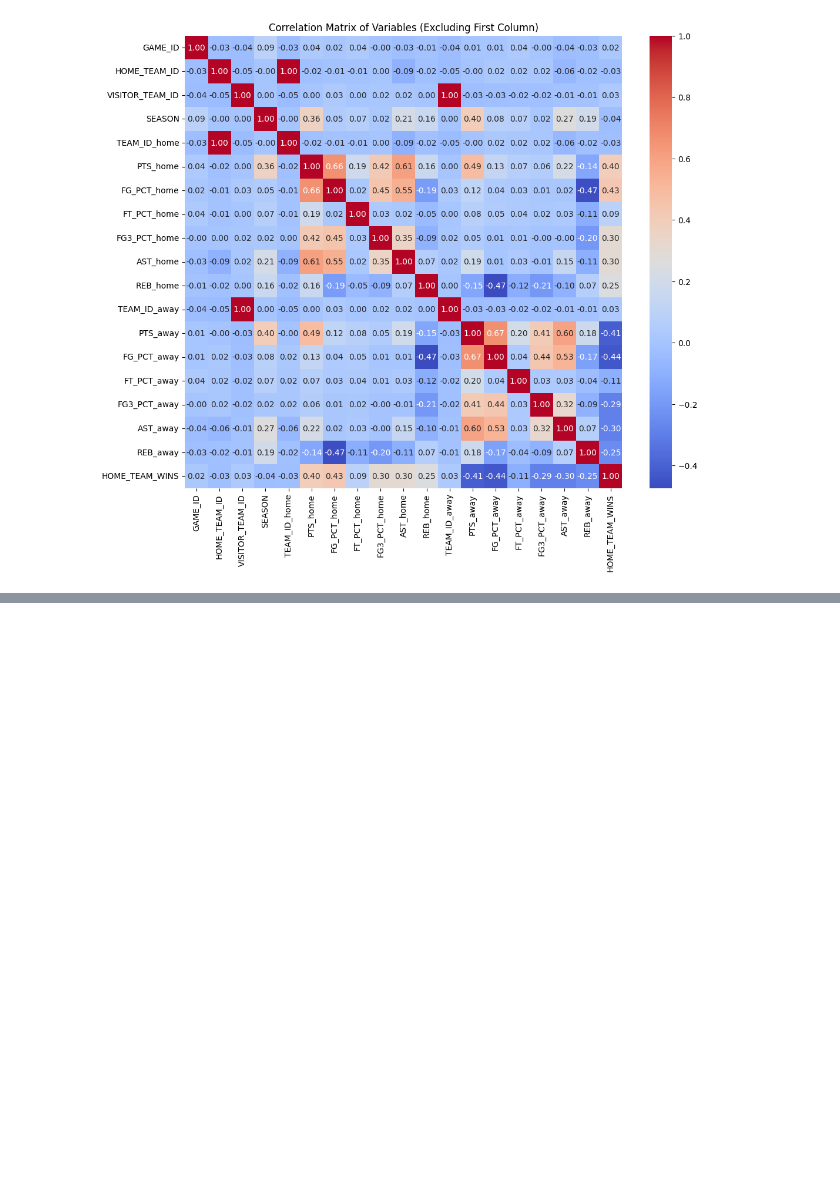
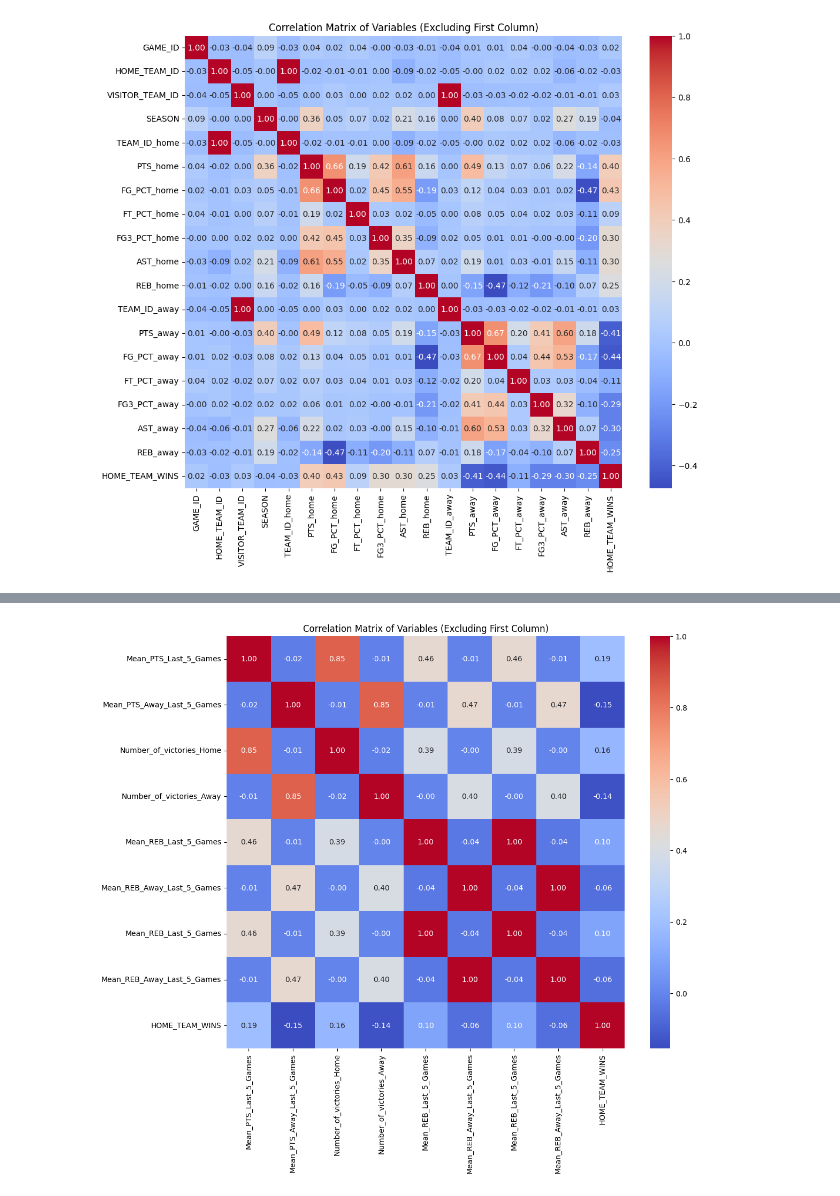
Before and after one commit to giovanni-lucarelli/basket, a Jupyter notebook: basket.ipynb, the cells around one changed output, grey strips where cells are left out. Cells and saved outputs as stored; diff of their text form; code cells hidden in the pictures; blank space fills up the shorter version.

Commit message:
rebounds, punti, somma vittorie

```diff
--- a/basket.ipynb
+++ b/basket.ipynb
@@ -114,0 +180,12 @@ Index(['GAME_DATE_EST', 'GAME_ID', 'HOME_TEAM_ID', 'VISITOR_TEAM_ID', 'SEASON',
+# %%
+game_id = 	22200468
+home_team_id = 1610612737
+game_date = "2022-12-21"
+# Find the 5 previous games for the same home team
+previous_games = df_sorted[
+(df_sorted['GAME_DATE_EST'] < game_date) &
+((df_sorted['HOME_TEAM_ID'] == home_team_id) | (df_sorted['VISITOR_TEAM_ID'] == home_team_id)) &
+(df_sorted['GAME_ID'] != game_id)
+].sort_values(by='GAME_DATE_EST', ascending=False).head(5)
+
+previous_games
@@ -203,0 +395,5 @@ None
+# %%
+merged_df = pd.concat([new_df_prev_games, sum_games], axis=1, join='inner')
+
+# Display the merged dataframe
+merged_df.info()
@@ -203,0 +504,2 @@ None
+# %%
+merged_df = pd.concat([merged_df, mean_rebounds], axis=1, join='inner')
@@ -203,0 +515,3 @@ None
+# %%
+merged_df.drop(columns=['GAME_ID', 'HOME_TEAM_ID', 'VISITOR_TEAM_ID', 'GAME_DATE_EST'], inplace=True)
+merged_df.tail()
@@ -203,0 +525,10 @@ None
+# %%
+correlation_matrix = merged_df.corr()
+
+# Create a heatmap of the correlation matrix
+plt.figure(figsize=(12, 10))  # Adjust figure size as needed
+sns.heatmap(correlation_matrix, annot=True, cmap='coolwarm', fmt=".2f")
+plt.title('Correlation Matrix of Variables (Excluding First Column)')
+plt.show()
+# %% [output]
+[figure, added]
```
Also changed, not shown: parts of 17 cells of this notebook.
